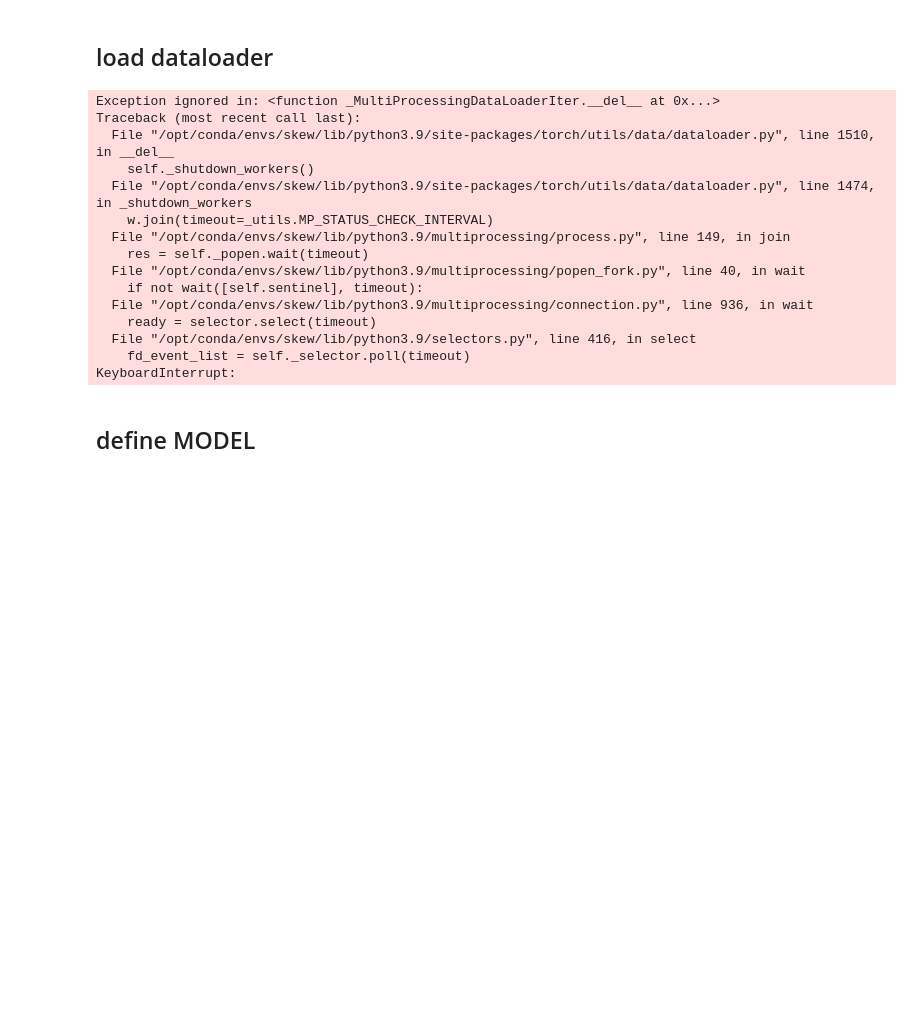
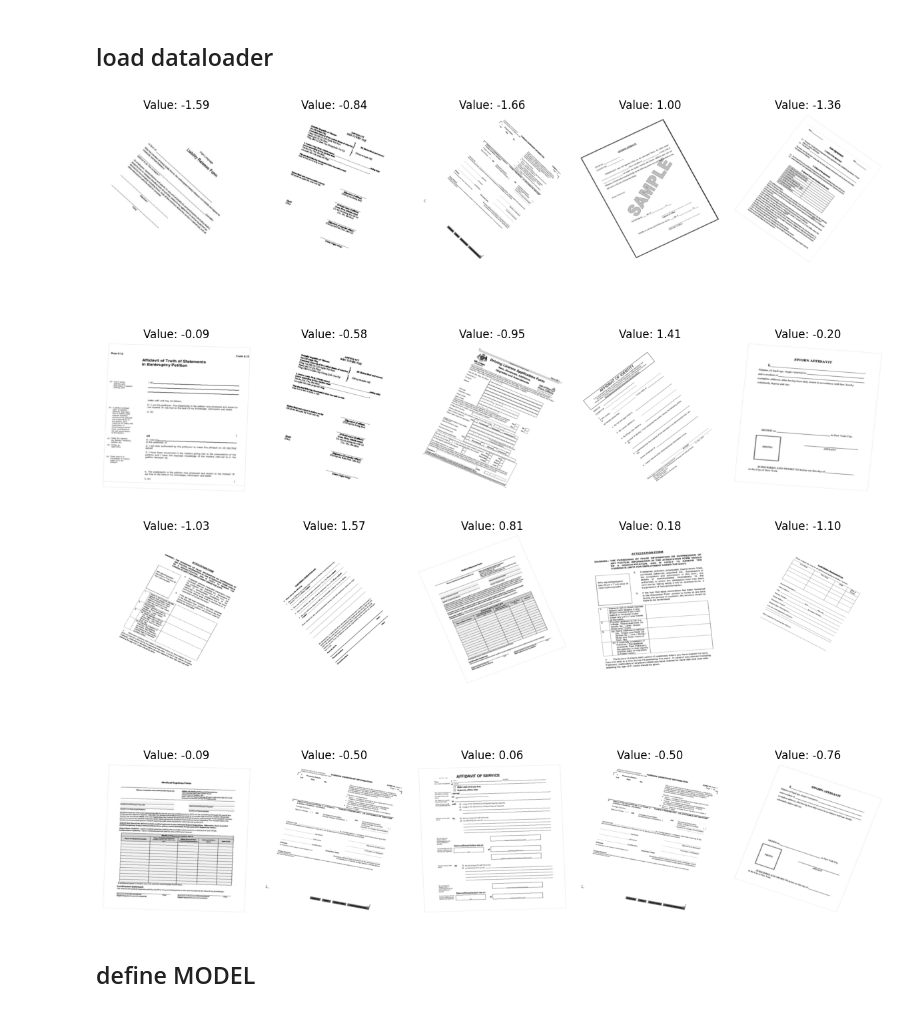
Before and after one commit to mindadeepam/skew_correction, a Jupyter notebook: notebooks/05_regression.ipynb, the cells around one changed output. Saved outputs shown, nothing was run; the diff lists cells and outputs as text; code cells hidden in the pictures; blank space fills up the shorter version.

Commit message:
trying on rdoc data (cleaner data)

```diff
--- a/notebooks/05_regression.ipynb
+++ b/notebooks/05_regression.ipynb
@@ -136,10 +218,10 @@ from torch.utils.data import DataLoader, Dataset
 train_transform=transforms.Compose([
     transforms.Resize((400, 400)),
     transforms.ToTensor(),
-    transforms.GaussianBlur(3),
+    # transforms.GaussianBlur(3),
     # transforms.ColorJitter(0.5),
-    # transforms.RandomAutocontrast(0.5),
-    transforms.Normalize((0.5), (0.5))
+    transforms.RandomAutocontrast(0.5),
+    # transforms.Normalize((0.5), (0.5))
     # transforms.RandomInvert(0.5),
     # transforms.RandomSolarize(0.,0.5)
 
@@ -155,7 +237,7 @@ class SkewDataset(Dataset):
         super().__init__()
         self.df = pd.read_csv(csv_path)
         self.filepaths = self.df["filepath"]
-        self.labels = self.df["angle"]
+        self.labels = self.df["scaled_angle"]
         self.split = split
 
     def __len__(self):
@@ -173,35 +255,23 @@ class SkewDataset(Dataset):
         return img, torch.tensor(label, dtype=torch.float)
 # %%
 
-train_dataset = SkewDataset("/home/deepam_minda_farmart_co/fmt/skew_correction/data/rotated/train/data.csv", split="train")
-train_loader = DataLoader(train_dataset, batch_size=32, shuffle=False, num_workers=2)
+train_dataset = SkewDataset("/home/deepam_minda_farmart_co/fmt/skew_correction/data/rotated/rdocuments/train_scaled.csv", split="train")
+train_loader = DataLoader(train_dataset, batch_size=8, shuffle=False, num_workers=2)
 
-test_dataset = SkewDataset("/home/deepam_minda_farmart_co/fmt/skew_correction/data/rotated/test/data.csv", split="test")
+test_dataset = SkewDataset("/home/deepam_minda_farmart_co/fmt/skew_correction/data/rotated/rdocuments/test_scaled.csv", split="test")
 test_loader = DataLoader(test_dataset, batch_size=8, shuffle=False, num_workers=2)
 # sample = dataset.__getitem__(5)
 # sample[0].shape, sample[1]
 # batch = next(iter(train_loader))
 # %%
-# plot_random_images(train_dataset)
+plot_random_images(train_dataset)
 # tensor2pil(train_dataset.__getitem__(1)[0])
+# %% [output]
+[figure, added]
 # %%
 plot_random_images(test_dataset)
 # %% [output]
-Exception ignored in: <function _MultiProcessingDataLoaderIter.__del__ at 0x...>
-Traceback (most recent call last):
-  File "/opt/conda/envs/skew/lib/python3.9/site-packages/torch/utils/data/dataloader.py", line 1510, in __del__
-    self._shutdown_workers()
-  File "/opt/conda/envs/skew/lib/python3.9/site-packages/torch/utils/data/dataloader.py", line 1474, in _shutdown_workers
-    w.join(timeout=_utils.MP_STATUS_CHECK_INTERVAL)
-  File "/opt/conda/envs/skew/lib/python3.9/multiprocessing/process.py", line 149, in join
-    res = self._popen.wait(timeout)
-  File "/opt/conda/envs/skew/lib/python3.9/multiprocessing/popen_fork.py", line 40, in wait
-    if not wait([self.sentinel], timeout):
-  File "/opt/conda/envs/skew/lib/python3.9/multiprocessing/connection.py", line 936, in wait
-    ready = selector.select(timeout)
-  File "/opt/conda/envs/skew/lib/python3.9/selectors.py", line 416, in select
-    fd_event_list = self._selector.poll(timeout)
-KeyboardInterrupt:
+[figure, added]
 # %% [markdown]
 ## define MODEL
 # %%
```
Also changed, not shown: parts of 23 cells of this notebook, 2 other files.
